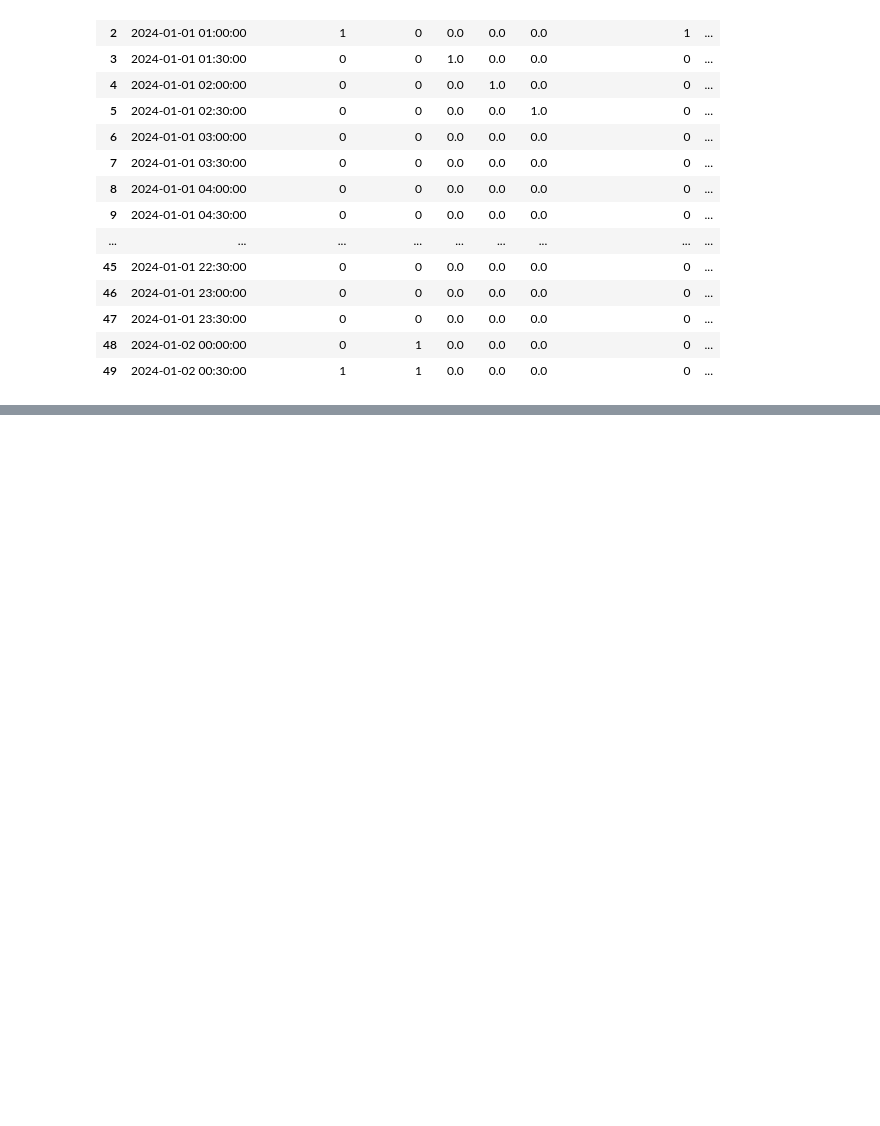
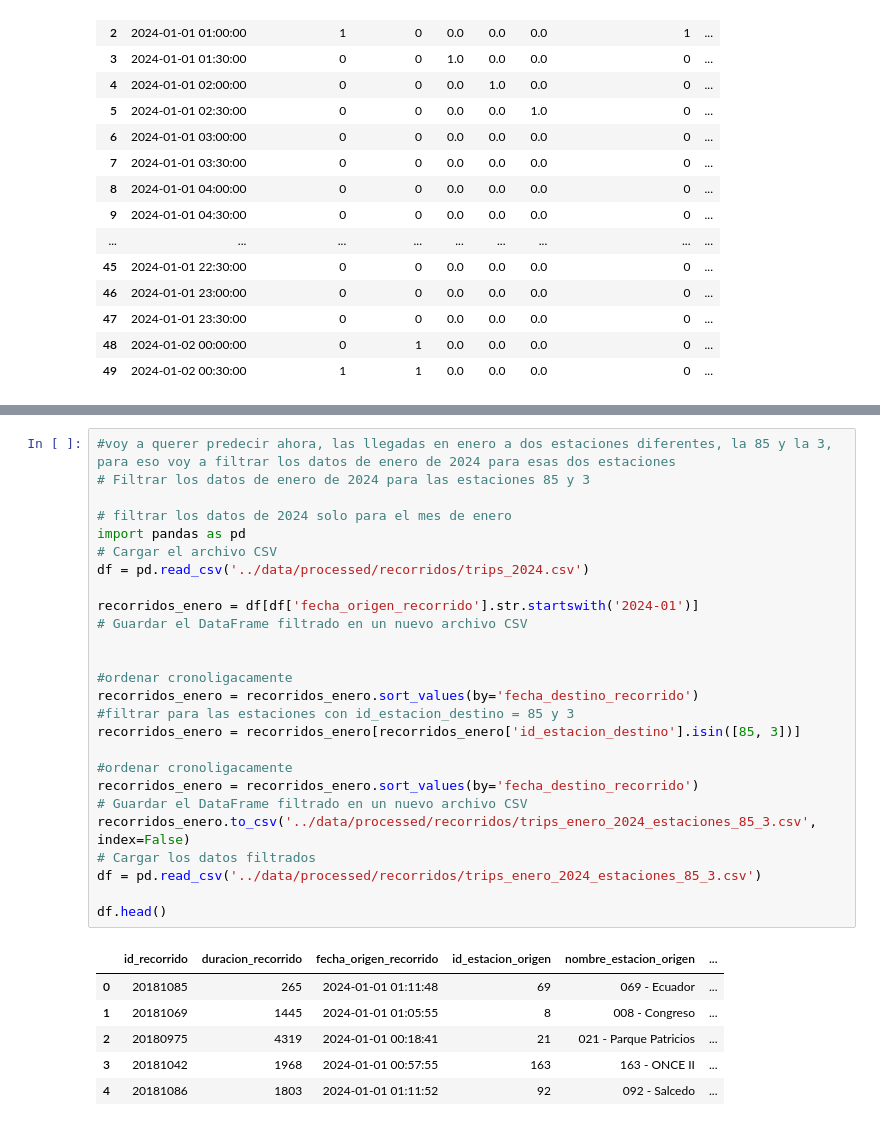
Before and after one commit to frangiavarini/Machine_Learning, a Jupyter notebook: notebooks/processing.ipynb, the cells around one changed output, grey strips where cells are left out. Drawn from its saved outputs; the diff is of its cells as text; blank space fills up the shorter version.

```diff
--- a/notebooks/processing.ipynb
+++ b/notebooks/processing.ipynb
@@ -170,0 +200,33 @@ MSE: 1.0076240955211795, R2: 0.2211996050457561
+# %%
+#voy a querer predecir ahora, las llegadas en enero a dos estaciones diferentes, la 85 y la 3, para eso voy a filtrar los datos de enero de 2024 para esas dos estaciones
+# Filtrar los datos de enero de 2024 para las estaciones 85 y 3
+
+# filtrar los datos de 2024 solo para el mes de enero
+import pandas as pd
+# Cargar el archivo CSV
+df = pd.read_csv('../data/processed/recorridos/trips_2024.csv')
+
+recorridos_enero = df[df['fecha_origen_recorrido'].str.startswith('2024-01')]
+# Guardar el DataFrame filtrado en un nuevo archivo CSV
+
+
+#ordenar cronoligacamente
+recorridos_enero = recorridos_enero.sort_values(by='fecha_destino_recorrido')
+#filtrar para las estaciones con id_estacion_destino = 85 y 3
+recorridos_enero = recorridos_enero[recorridos_enero['id_estacion_destino'].isin([85, 3])]
+
+#ordenar cronoligacamente
+recorridos_enero = recorridos_enero.sort_values(by='fecha_destino_recorrido')
+# Guardar el DataFrame filtrado en un nuevo archivo CSV
+recorridos_enero.to_csv('../data/processed/recorridos/trips_enero_2024_estaciones_85_3.csv', index=False)
+# Cargar los datos filtrados
+df = pd.read_csv('../data/processed/recorridos/trips_enero_2024_estaciones_85_3.csv')
+
+df.head()
+# %% [output]
+|  | id_recorrido | duracion_recorrido | fecha_origen_recorrido | id_estacion_origen | nombre_estacion_origen | ... |
+| 0 | 20181085 | 265 | 2024-01-01 01:11:48 | 69 | 069 - Ecuador | ... |
+| 1 | 20181069 | 1445 | 2024-01-01 01:05:55 | 8 | 008 - Congreso | ... |
+| 2 | 20180975 | 4319 | 2024-01-01 00:18:41 | 21 | 021 - Parque Patricios | ... |
+| 3 | 20181042 | 1968 | 2024-01-01 00:57:55 | 163 | 163 - ONCE II | ... |
+| 4 | 20181086 | 1803 | 2024-01-01 01:11:52 | 92 | 092 - Salcedo | ... |
```
Also changed, not shown: parts of 5 cells of this notebook.
